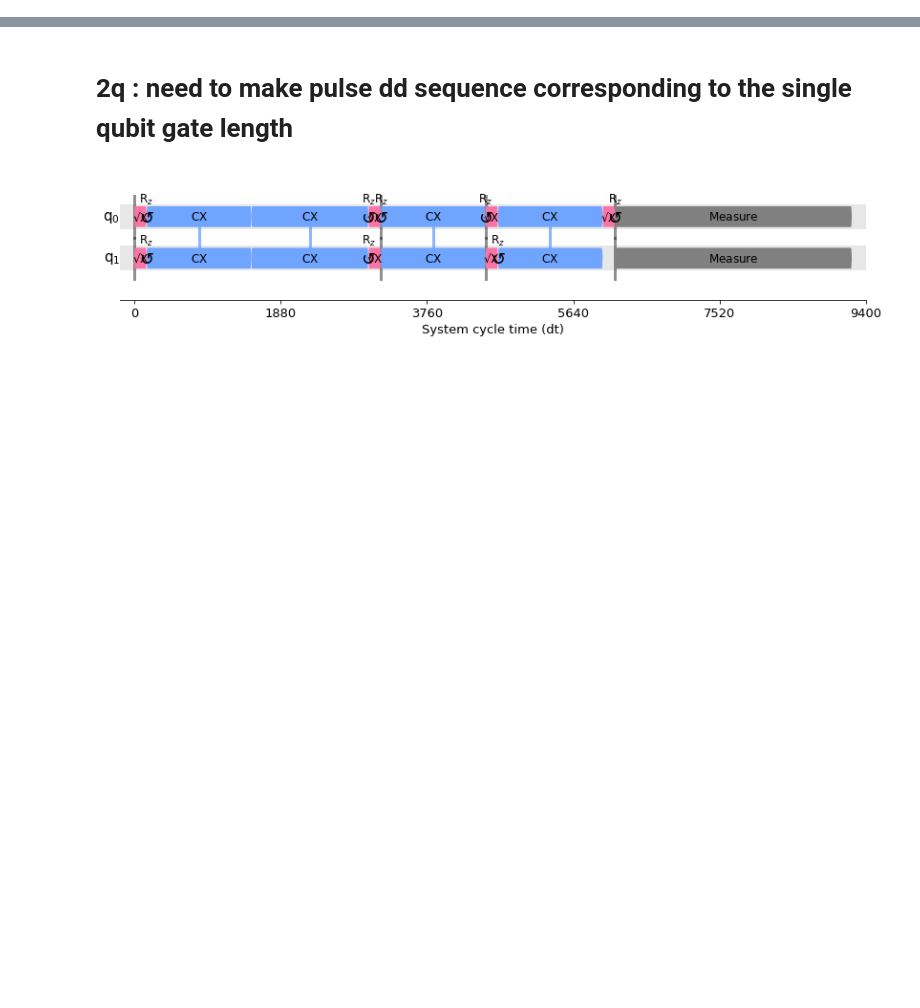
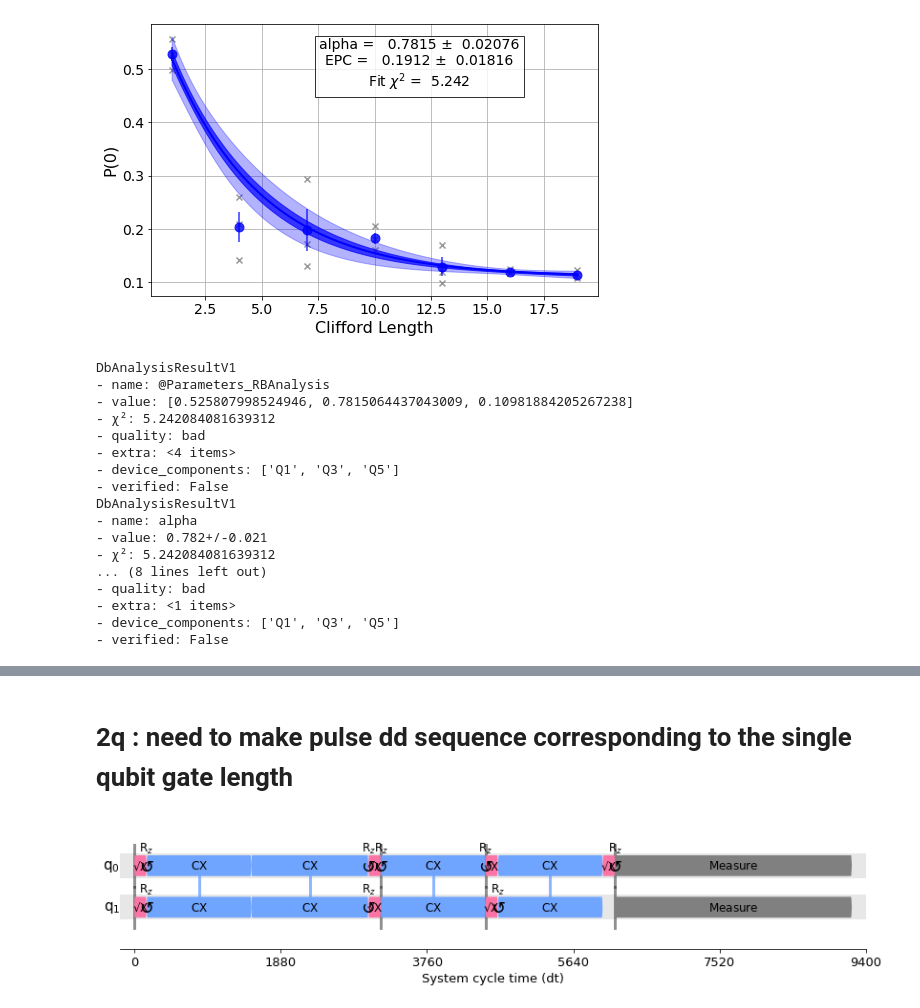
Before and after one commit to bicycle315/2022Summer-Hackathon_RB-with-Dynamical-Decoupling, a Jupyter notebook: JWKim/Hackathon_DD.ipynb, the cells around one changed output, grey strips where cells are left out. Saved outputs shown, nothing was run; the diff lists cells and outputs as text; code cells hidden in the pictures; blank space fills up the shorter version.

```diff
--- a/JWKim/Hackathon_DD.ipynb
+++ b/JWKim/Hackathon_DD.ipynb
@@ -60,11 +181,15 @@ ibmq_lima is on version 1.0.36. It has 5 qubits. It does not support OpenPulse p
 # %%
-lengths = np.arange(1, 20, 5)
+lengths = np.arange(1, 20, 3)
 num_samples = 3
 seed = 1010
-qubits = [0,1,2]
+qubits = [1,3,5]
 print(backend)
 print(datetime.today())
 
-# Run an RB experiment on qubit 0
-exp1 = StandardRB_dd(qubits, lengths, num_samples=num_samples, seed=seed)
+exp1 = StandardRB_dd(qubits, lengths, backend, num_samples=num_samples, seed=seed, dd_sequence=[XGate(), XGate(), XGate(),XGate()])
+expdata1 = exp1.run(backend).block_for_results()
+results1 = expdata1.analysis_results()
+display(expdata1.figure(0))
+for result in results1:
+    print(result)
 # %% [output]
@@ -72,0 +198,18 @@ ibmq_lima
+[figure, added]
+DbAnalysisResultV1
+- name: @Parameters_RBAnalysis
+- value: [0.525807998524946, 0.7815064437043009, 0.10981884205267238]
+- χ²: 5.242084081639312
+- quality: bad
+- extra: <4 items>
+- device_components: ['Q1', 'Q3', 'Q5']
+- verified: False
+DbAnalysisResultV1
+- name: alpha
+- value: 0.782+/-0.021
+- χ²: 5.242084081639312
+... (8 lines left out)
+- quality: bad
+- extra: <1 items>
+- device_components: ['Q1', 'Q3', 'Q5']
+- verified: False
```
Also changed, not shown: parts of 26 cells of this notebook.
